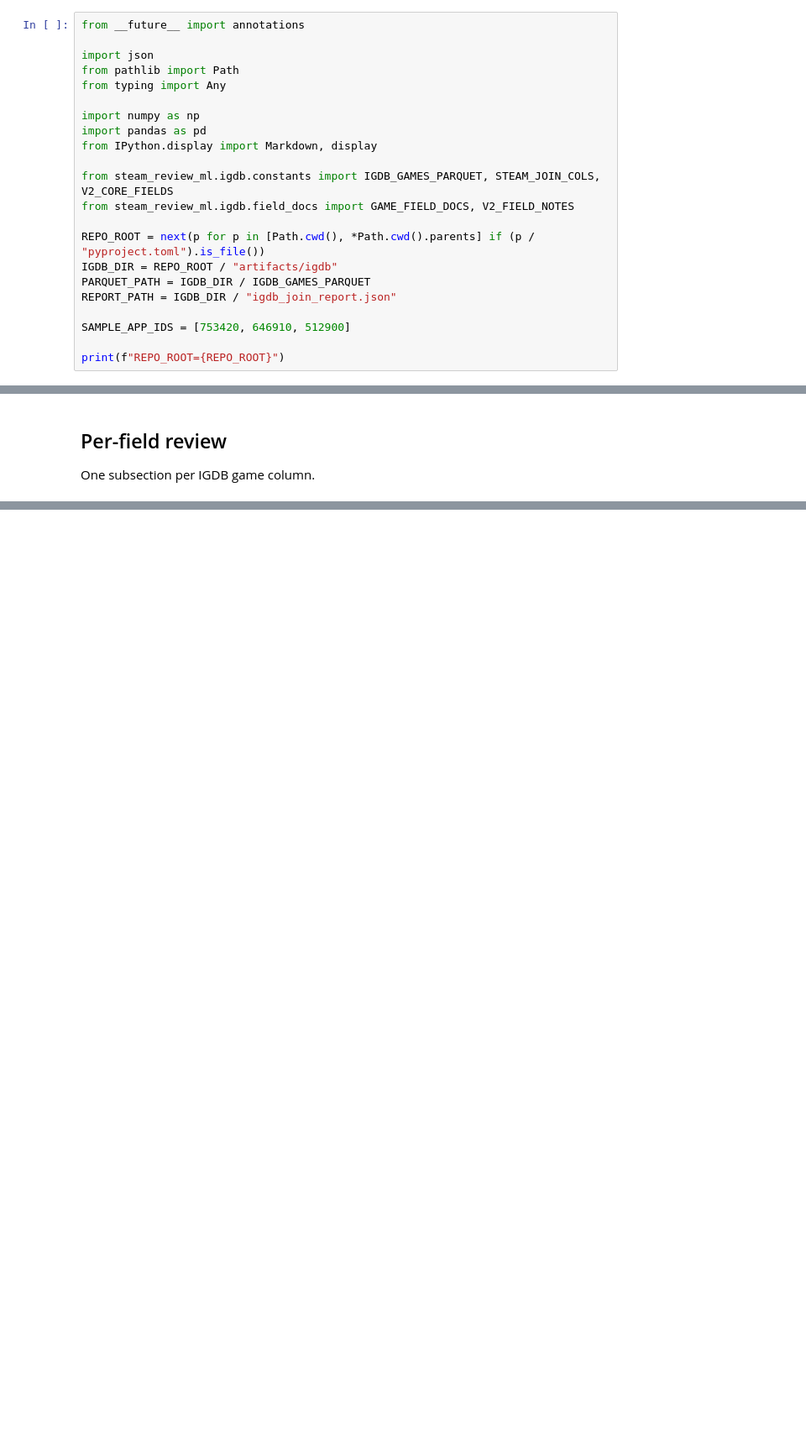
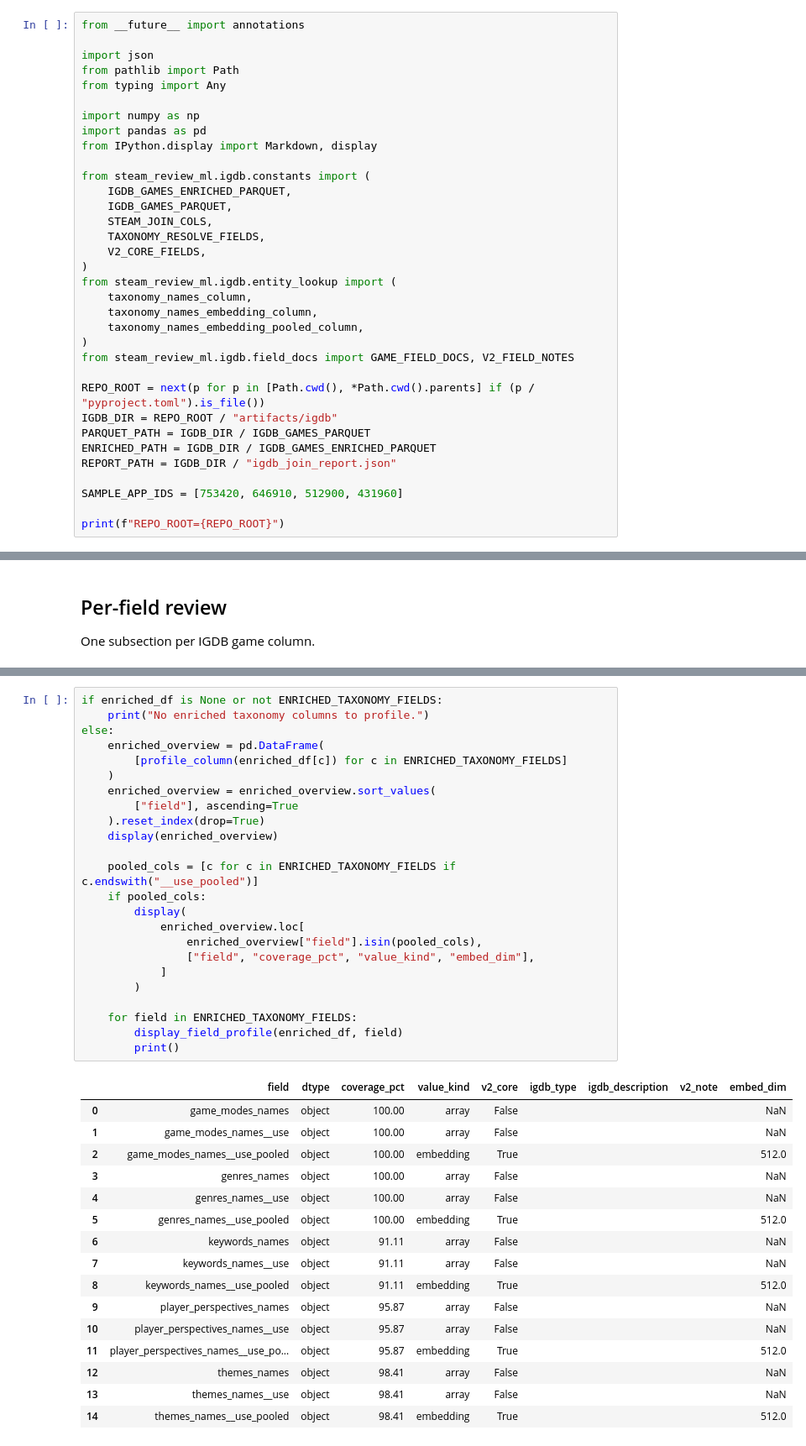
Before and after one commit to rreuther8/steam-review-ml, a Jupyter notebook: notebooks/igdb/igdb_002_eda_game_review.ipynb, the cells around one changed output, grey strips where cells are left out. Shown at 84% size. Cells and saved outputs as stored; diff of their text form; blank space fills up the shorter version.

```diff
--- a/notebooks/igdb/igdb_002_eda_game_review.ipynb
+++ b/notebooks/igdb/igdb_002_eda_game_review.ipynb
@@ -45,15 +52,27 @@ import numpy as np
 import pandas as pd
 from IPython.display import Markdown, display
 
-from steam_review_ml.igdb.constants import IGDB_GAMES_PARQUET, STEAM_JOIN_COLS, V2_CORE_FIELDS
+from steam_review_ml.igdb.constants import (
+    IGDB_GAMES_ENRICHED_PARQUET,
+    IGDB_GAMES_PARQUET,
+    STEAM_JOIN_COLS,
+    TAXONOMY_RESOLVE_FIELDS,
+    V2_CORE_FIELDS,
+)
+from steam_review_ml.igdb.entity_lookup import (
+    taxonomy_names_column,
+    taxonomy_names_embedding_column,
+    taxonomy_names_embedding_pooled_column,
+)
 from steam_review_ml.igdb.field_docs import GAME_FIELD_DOCS, V2_FIELD_NOTES
 
 REPO_ROOT = next(p for p in [Path.cwd(), *Path.cwd().parents] if (p / "pyproject.toml").is_file())
 IGDB_DIR = REPO_ROOT / "artifacts/igdb"
 PARQUET_PATH = IGDB_DIR / IGDB_GAMES_PARQUET
+ENRICHED_PATH = IGDB_DIR / IGDB_GAMES_ENRICHED_PARQUET
 REPORT_PATH = IGDB_DIR / "igdb_join_report.json"
 
-SAMPLE_APP_IDS = [753420, 646910, 512900]
+SAMPLE_APP_IDS = [753420, 646910, 512900, 431960]
 
 print(f"REPO_ROOT={REPO_ROOT}")
 # %% [output]
@@ -293,0 +375,41 @@ Additional samples:
+# %%
+if enriched_df is None or not ENRICHED_TAXONOMY_FIELDS:
+    print("No enriched taxonomy columns to profile.")
+else:
+    enriched_overview = pd.DataFrame(
+        [profile_column(enriched_df[c]) for c in ENRICHED_TAXONOMY_FIELDS]
+    )
+    enriched_overview = enriched_overview.sort_values(
+        ["field"], ascending=True
+    ).reset_index(drop=True)
+    display(enriched_overview)
+
+    pooled_cols = [c for c in ENRICHED_TAXONOMY_FIELDS if c.endswith("__use_pooled")]
+    if pooled_cols:
+        display(
+            enriched_overview.loc[
+                enriched_overview["field"].isin(pooled_cols),
+                ["field", "coverage_pct", "value_kind", "embed_dim"],
+            ]
+        )
+
+    for field in ENRICHED_TAXONOMY_FIELDS:
+        display_field_profile(enriched_df, field)
+        print()
+# %% [output]
+|  | field | dtype | coverage_pct | value_kind | v2_core | igdb_type | igdb_description | v2_note | embed_dim |
+| 0 | game_modes_names | object | 100.00 | array | False |  |  |  | NaN |
+| 1 | game_modes_names__use | object | 100.00 | array | False |  |  |  | NaN |
+| 2 | game_modes_names__use_pooled | object | 100.00 | embedding | True |  |  |  | 512.0 |
+| 3 | genres_names | object | 100.00 | array | False |  |  |  | NaN |
+| 4 | genres_names__use | object | 100.00 | array | False |  |  |  | NaN |
+| 5 | genres_names__use_pooled | object | 100.00 | embedding | True |  |  |  | 512.0 |
+| 6 | keywords_names | object | 91.11 | array | False |  |  |  | NaN |
+| 7 | keywords_names__use | object | 91.11 | array | False |  |  |  | NaN |
+| 8 | keywords_names__use_pooled | object | 91.11 | embedding | True |  |  |  | 512.0 |
+| 9 | player_perspectives_names | object | 95.87 | array | False |  |  |  | NaN |
+| 10 | player_perspectives_names__use | object | 95.87 | array | False |  |  |  | NaN |
+| 11 | player_perspectives_names__use_po... | object | 95.87 | embedding | True |  |  |  | 512.0 |
+| 12 | themes_names | object | 98.41 | array | False |  |  |  | NaN |
+| 13 | themes_names__use | object | 98.41 | array | False |  |  |  | NaN |
+| 14 | themes_names__use_pooled | object | 98.41 | embedding | True |  |  |  | 512.0 |
```
Also changed, not shown: parts of 12 cells of this notebook, 29 other files.
